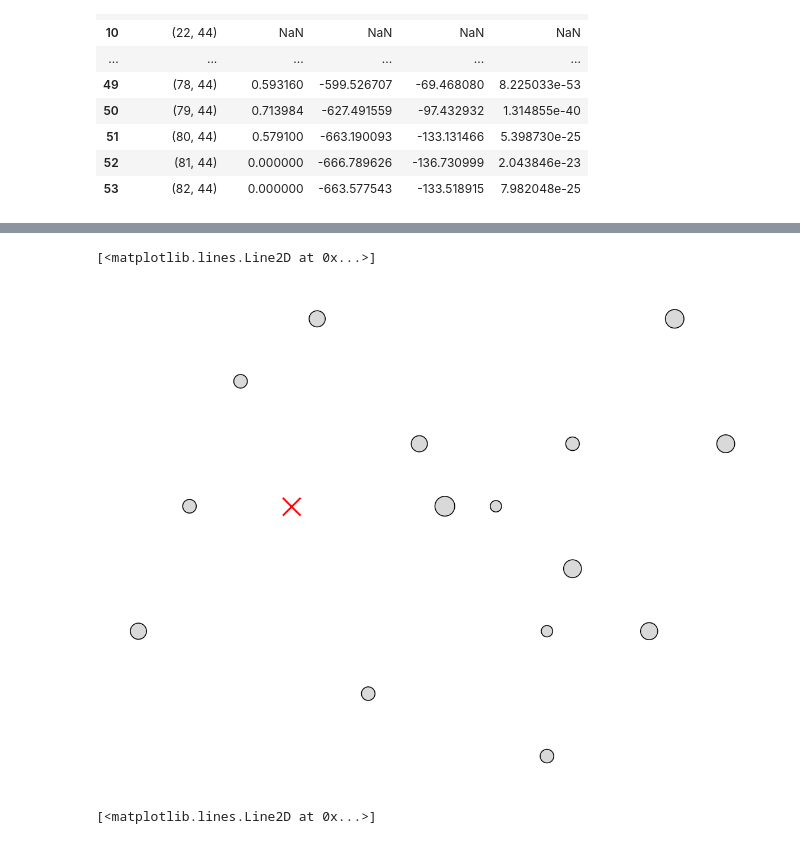
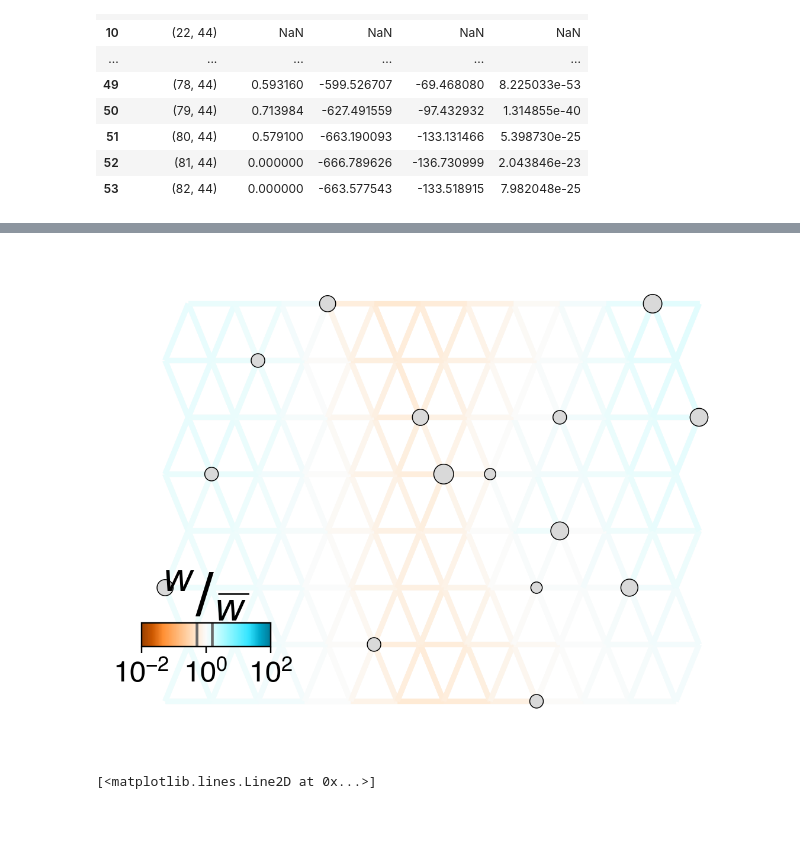
Before and after one commit to NovembreLab/feems, a Jupyter notebook: docs/notebooks/est-long-range.ipynb, the cells around one changed output, grey strips where cells are left out. Cells and saved outputs as stored; diff of their text form; code cells hidden in the pictures.

```diff
--- a/docs/notebooks/est-long-range.ipynb
+++ b/docs/notebooks/est-long-range.ipynb
@@ -1441,27 +1481,27 @@ joint_df
 # %%
 fig = plt.figure(dpi=220)
 ax = fig.add_subplot(1, 1, 1)
 v = Viz(ax, sp_graph, projection=None, edge_width=3, abs_max=2,
         edge_alpha=1, edge_zorder=100, sample_pt_size=20, obs_node_size=40, sample_pt_color="black", cbar_font_size=20, cbar_ticklabelsize=16)
-# v.draw_edges(use_weights=True); v.draw_edge_colorbar();
+v.draw_edges(use_weights=True); v.draw_edge_colorbar();
 v.draw_obs_nodes();
 # for i in range(outliers_df.shape[0]):
 #     v.ax.plot([v.grid[outliers_df['source'].iloc[i],0],v.grid[outliers_df['dest.'].iloc[i],0]],[v.grid[outliers_df['source'].iloc[i],1],v.grid[outliers_df['dest.'].iloc[i],1]],linewidth=1,color='grey')
 # for dest in np.unique(outliers_df['dest.']):
 #     v.ax.plot(v.grid[dest, 0], v.grid[dest, 1], 'o', color='dodgerblue', markersize=20*np.log10(np.sum(outliers_df['dest.']==dest)+1), alpha=0.5)
 # v.draw_loglik_contour(joint_df, loglik_node_size=200,levels=-2,magnifier=50); v.draw_obs_nodes(use_ids=False);
 # v.draw_c_contour(df)
-v.ax.plot(v.grid[51,0],v.grid[51,1],'rx',markersize=10,linewidth=20)
+# v.draw_outliers(seq_results[0]['outliers_df'])
+# v.ax.plot(v.grid[51,0],v.grid[51,1],'rx',markersize=10,linewidth=20)
 # v.draw_arrow([(51,44)],0.5,tw=4.5,hw=8,hl=10)
 
 # fig = plt.figure(dpi=120)
 # ax = fig.add_subplot(1, 1, 1)
 # v = Viz(ax, sp_graph, projection=None, edge_width=2, oldweights=oldw, halfrange=100,
 #         edge_alpha=1, edge_zorder=100, sample_pt_size=20, obs_node_size=7.5, sample_pt_color="black", cbar_font_size=10)
 # v.draw_edges(use_weights=True, use_foldchange=True); v.draw_edge_change_colorbar(); v.draw_obs_nodes()
 # %% [output]
-[<matplotlib.lines.Line2D at 0x...>]
-[figure, old version]
+[figure, new version]
 # %%
 from matplotlib.patches import Ellipse
 fig = plt.figure(dpi=120)
```
Also changed, not shown: parts of 6 cells of this notebook, 1 other file.
